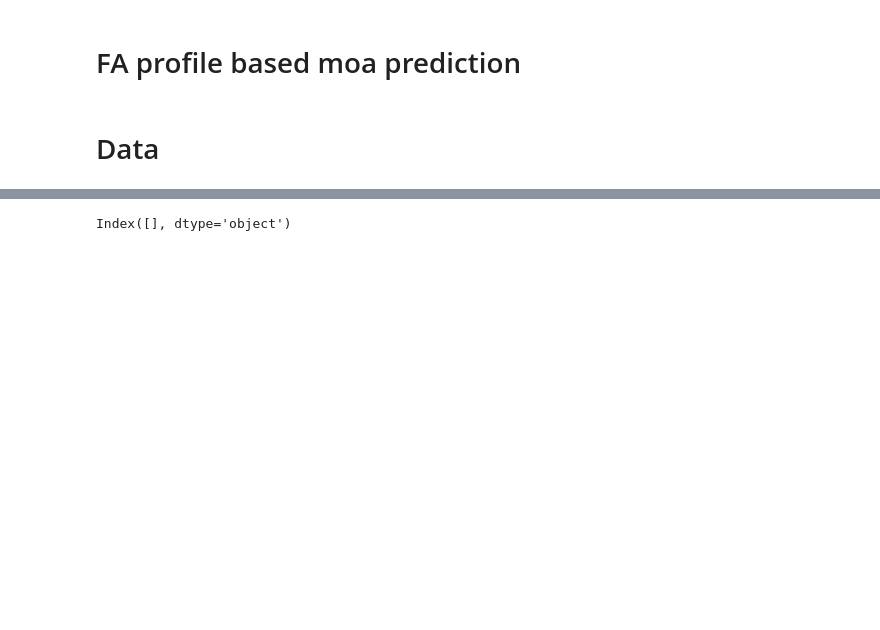
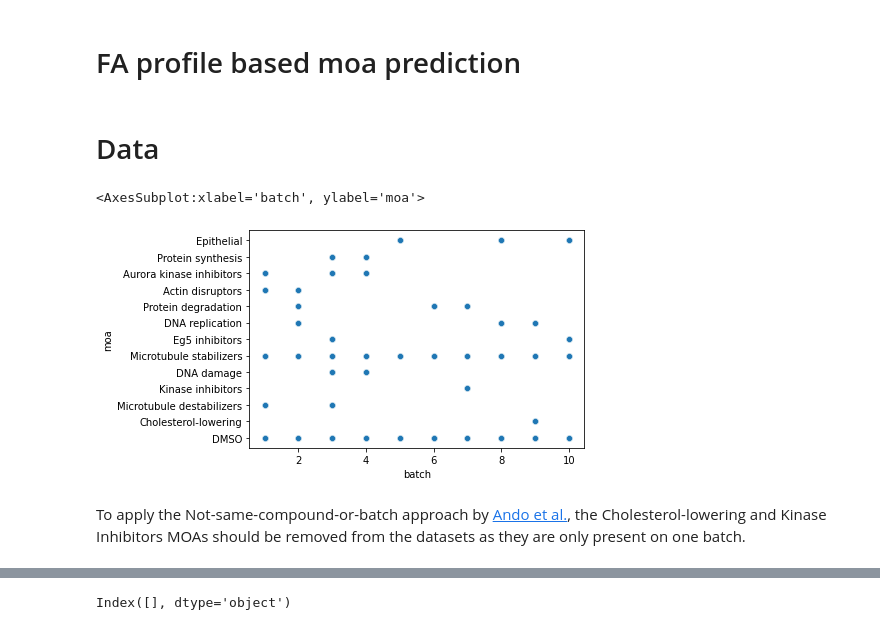
Before and after one commit to harel-coffee/SCIP-use-case-workflows-auto, a Jupyter notebook: notebooks/downstream_analysis/bbbc_mean_profile_1NN_classification.ipynb, the cells around one changed output, grey strips where cells are left out. Cells and saved outputs as stored; diff of their text form; code cells hidden in the pictures; blank space fills up the shorter version.

```diff
--- a/notebooks/downstream_analysis/bbbc_mean_profile_1NN_classification.ipynb
+++ b/notebooks/downstream_analysis/bbbc_mean_profile_1NN_classification.ipynb
@@ -29,3 +29,22 @@ except NameError:
     paths = data_dir.rglob("features.parquet")
     labels_path = data_dir.parent / "labels.parquet"
     moa_path = data_root / "BBBC021_v1_moa.csv"
+    image_path = data_root / "BBBC021_v1_image.csv"
+# %%
+moa = pandas.read_csv(moa_path)
+image = pandas.read_csv(image_path)
+# %%
+moa_image = moa.merge(
+    image,
+    left_on=["compound", "concentration"],
+    right_on=["Image_Metadata_Compound", "Image_Metadata_Concentration"]
+).drop(columns=["Image_Metadata_Compound", "Image_Metadata_Concentration"])
+# %%
+moa_image["batch"] = moa_image["Image_Metadata_Plate_DAPI"].apply(lambda p: int(p.split("_")[0][len("Week"):])).astype('category')
+# %%
+seaborn.scatterplot(data=moa_image, x="batch", y="moa")
+# %% [output]
+<AxesSubplot:xlabel='batch', ylabel='moa'>
+[figure, added]
+# %% [markdown]
+To apply the Not-same-compound-or-batch approach by [Ando et al.](https://www.biorxiv.org/content/10.1101/161422v1.full.pdf), the Cholesterol-lowering and Kinase Inhibitors MOAs should be removed from the datasets as they are only present on one batch.
```
Also changed, not shown: parts of 41 cells of this notebook.
